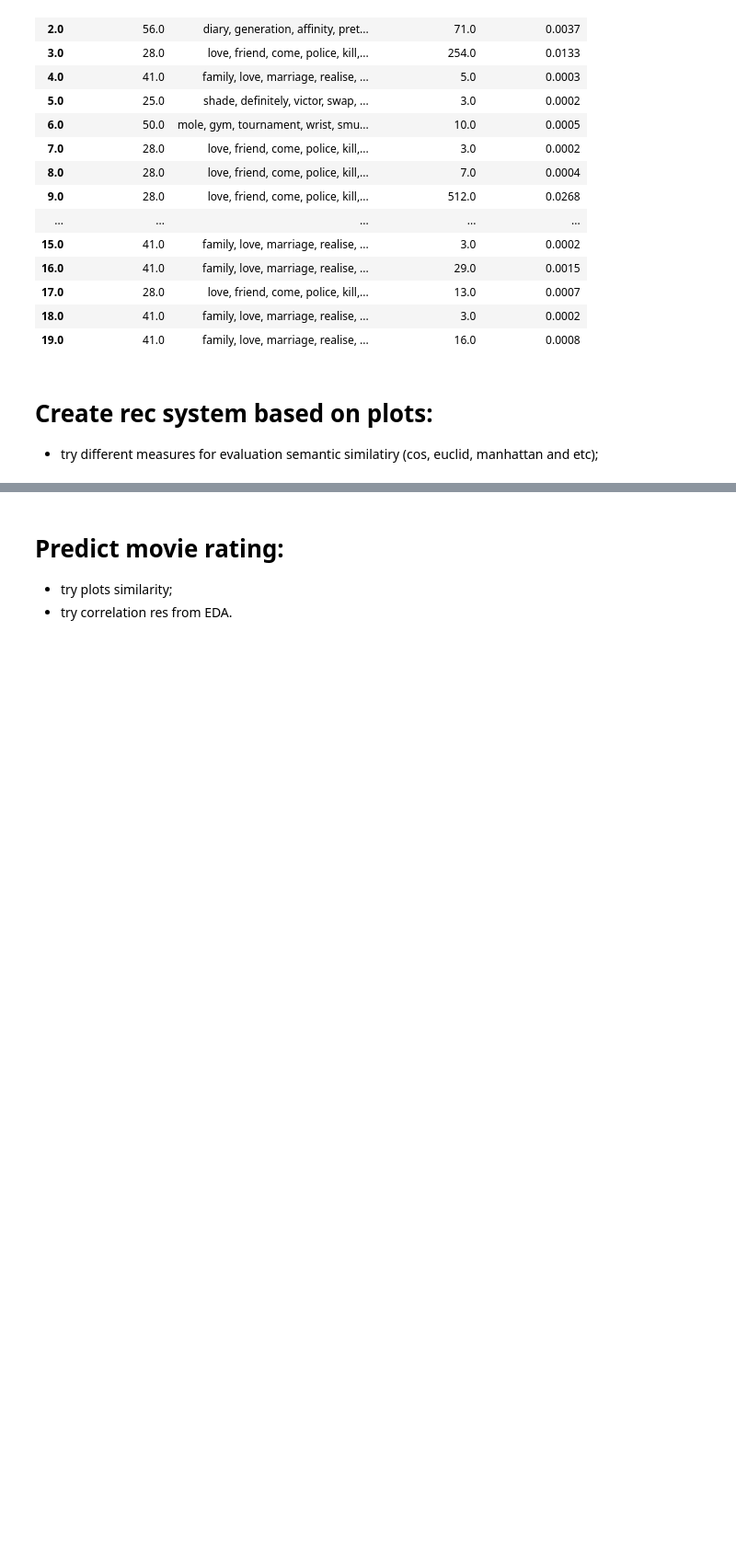
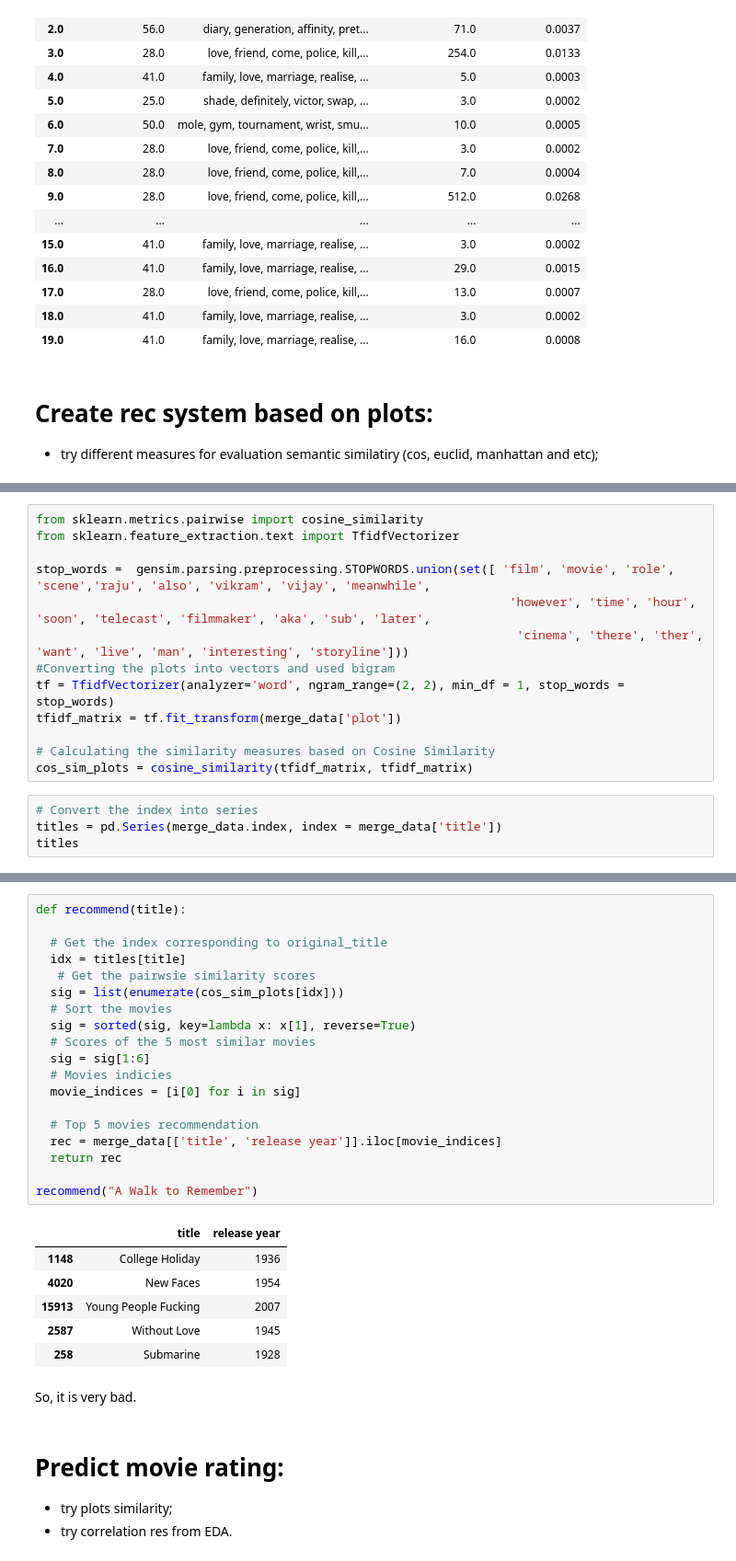
Before and after one commit to ptfrwrd/Explore-movies-and-REC, a Jupyter notebook: Explore_movies_Kaggle.ipynb, the cells around one changed output, grey strips where cells are left out. Shown at 92% size. Drawn from its saved outputs; the diff is of its cells as text; blank space fills up the shorter version.

```diff
--- a/Explore_movies_Kaggle.ipynb
+++ b/Explore_movies_Kaggle.ipynb
@@ -631,0 +645,17 @@ df_dominant_topics.head(20)
+# %%
+from sklearn.metrics.pairwise import cosine_similarity
+from sklearn.feature_extraction.text import TfidfVectorizer
+
+stop_words =  gensim.parsing.preprocessing.STOPWORDS.union(set([ 'film', 'movie', 'role', 'scene','raju', 'also', 'vikram', 'vijay', 'meanwhile',
+                                                                  'however', 'time', 'hour', 'soon', 'telecast', 'filmmaker', 'aka', 'sub', 'later',
+                                                                   'cinema', 'there', 'ther', 'want', 'live', 'man', 'interesting', 'storyline']))
+#Converting the plots into vectors and used bigram
+tf = TfidfVectorizer(analyzer='word', ngram_range=(2, 2), min_df = 1, stop_words = stop_words)
+tfidf_matrix = tf.fit_transform(merge_data['plot'])
+
+# Calculating the similarity measures based on Cosine Similarity
+cos_sim_plots = cosine_similarity(tfidf_matrix, tfidf_matrix)
+# %%
+# Convert the index into series
+titles = pd.Series(merge_data.index, index = merge_data['title'])
+titles
@@ -632,3 +676,31 @@ df_dominant_topics.head(20)
+# %%
+def recommend(title):
+
+  # Get the index corresponding to original_title
+  idx = titles[title]
+   # Get the pairwsie similarity scores
+  sig = list(enumerate(cos_sim_plots[idx]))
+  # Sort the movies
+  sig = sorted(sig, key=lambda x: x[1], reverse=True)
+  # Scores of the 5 most similar movies
+  sig = sig[1:6]
+  # Movies indicies
+  movie_indices = [i[0] for i in sig]
+
+  # Top 5 movies recommendation
+  rec = merge_data[['title', 'release year']].iloc[movie_indices]
+  return rec
+
+recommend("A Walk to Remember")
+# %% [output]
+|  | title | release year |
+| 1148 | College Holiday | 1936 |
+| 4020 | New Faces | 1954 |
+| 15913 | Young People Fucking | 2007 |
+| 2587 | Without Love | 1945 |
+| 258 | Submarine | 1928 |
+# %% [markdown]
+So, it is very bad.
 # %% [markdown]
 # Predict movie rating:
 
```
Also changed, not shown: parts of 12 cells of this notebook.
